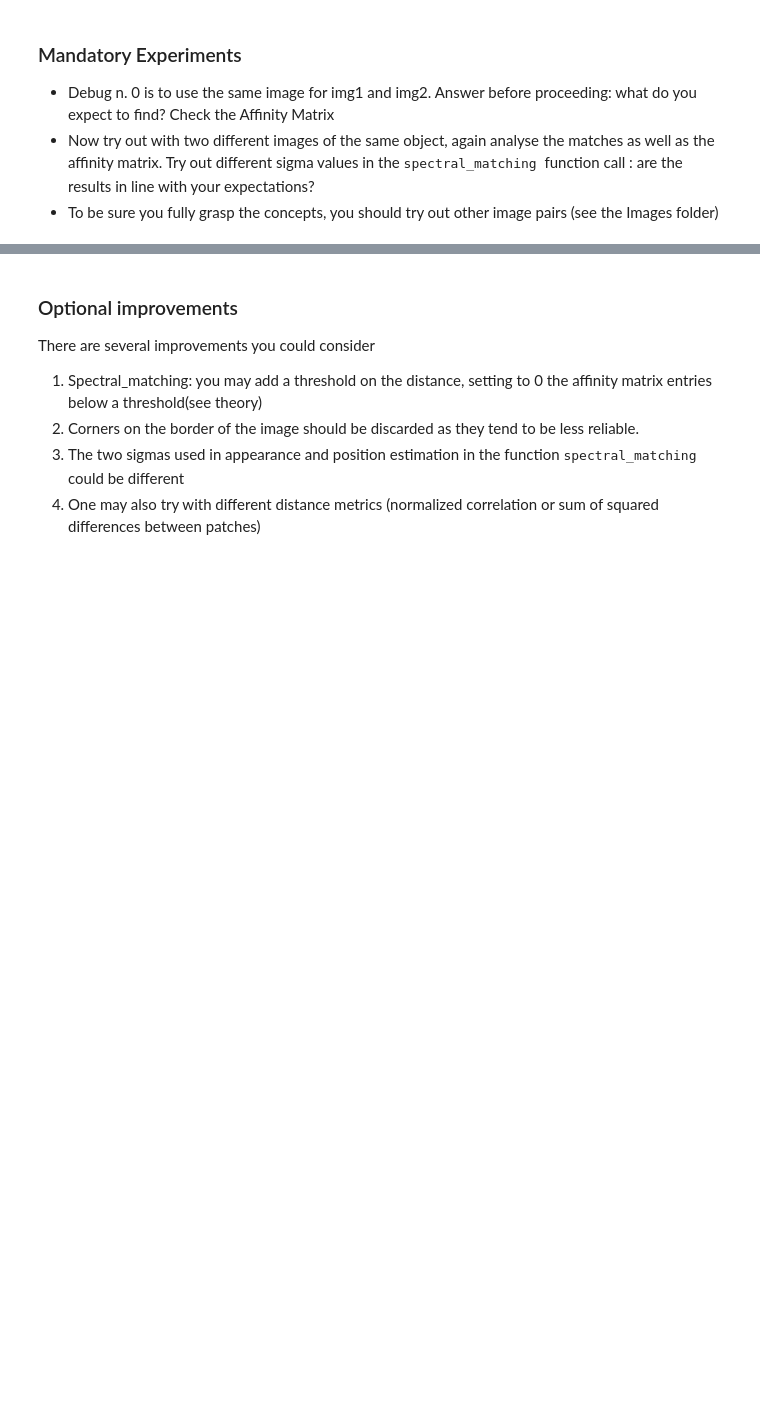
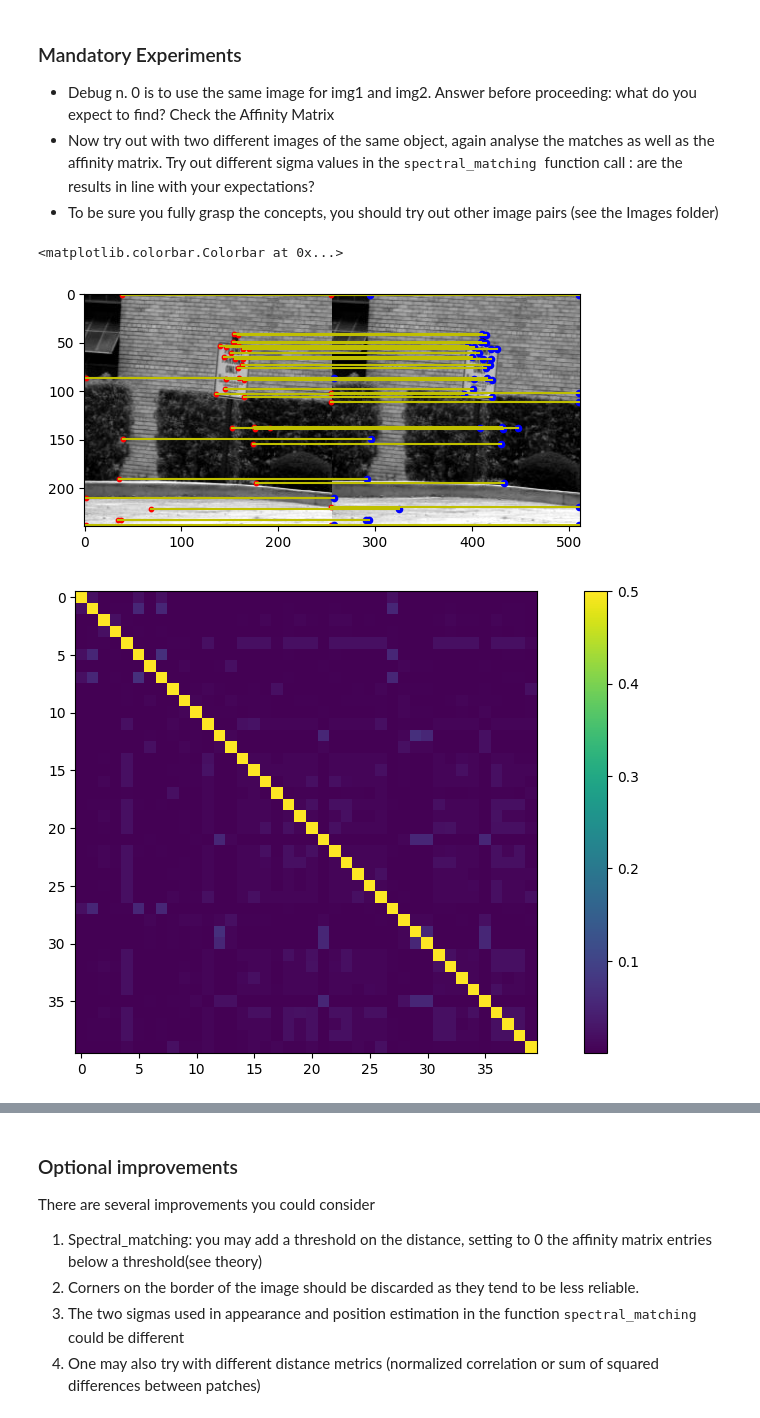
Before and after one commit to girofex/Computational-Vision-laboratories, a Jupyter notebook: 3_Lab_Matching/feature_matching_sketch.ipynb, the cells around one changed output, grey strips where cells are left out. Drawn from its saved outputs; the diff is of its cells as text; code cells hidden in the pictures; blank space fills up the shorter version.

```diff
--- a/3_Lab_Matching/feature_matching_sketch.ipynb
+++ b/3_Lab_Matching/feature_matching_sketch.ipynb
@@ -190,3 +191,15 @@ plt.colorbar()
 - Debug n. 0 is to use the same image for img1 and img2. Answer before proceeding: what do you expect to find? Check the Affinity Matrix
 - Now try out with two different images of the same object, again analyse the matches as well as the affinity matrix. Try out different sigma values in the <tt> spectral_matching </tt> function call : are the results in line with your expectations?
 - To be sure you fully grasp the concepts, you should try out other image pairs (see the Images folder)
+# %%
+#EX 1
+E, match = spectral_matching(patches1, patches1, corners1, corners1, 0.9, 0.2)
+match_euclidean = show_match(match, corners1, corners1, RGBimg1, RGBimg1)
+
+plt.figure(figsize=(12,6))
+plt.imshow(E)
+plt.colorbar()
+# %% [output]
+<matplotlib.colorbar.Colorbar at 0x...>
+[figure, added]
+[figure, added]
```
Also changed, not shown: parts of 8 cells of this notebook.
